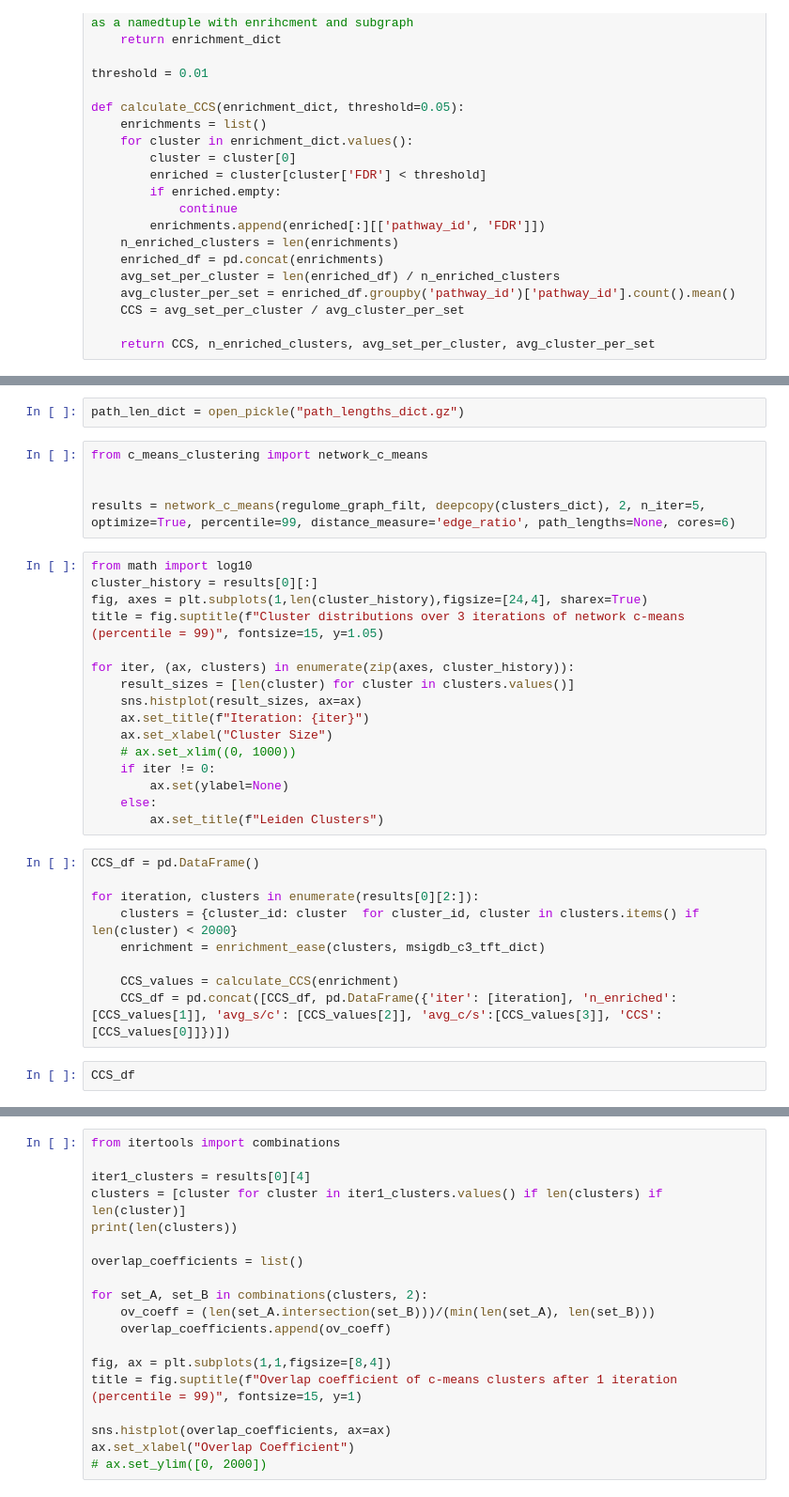
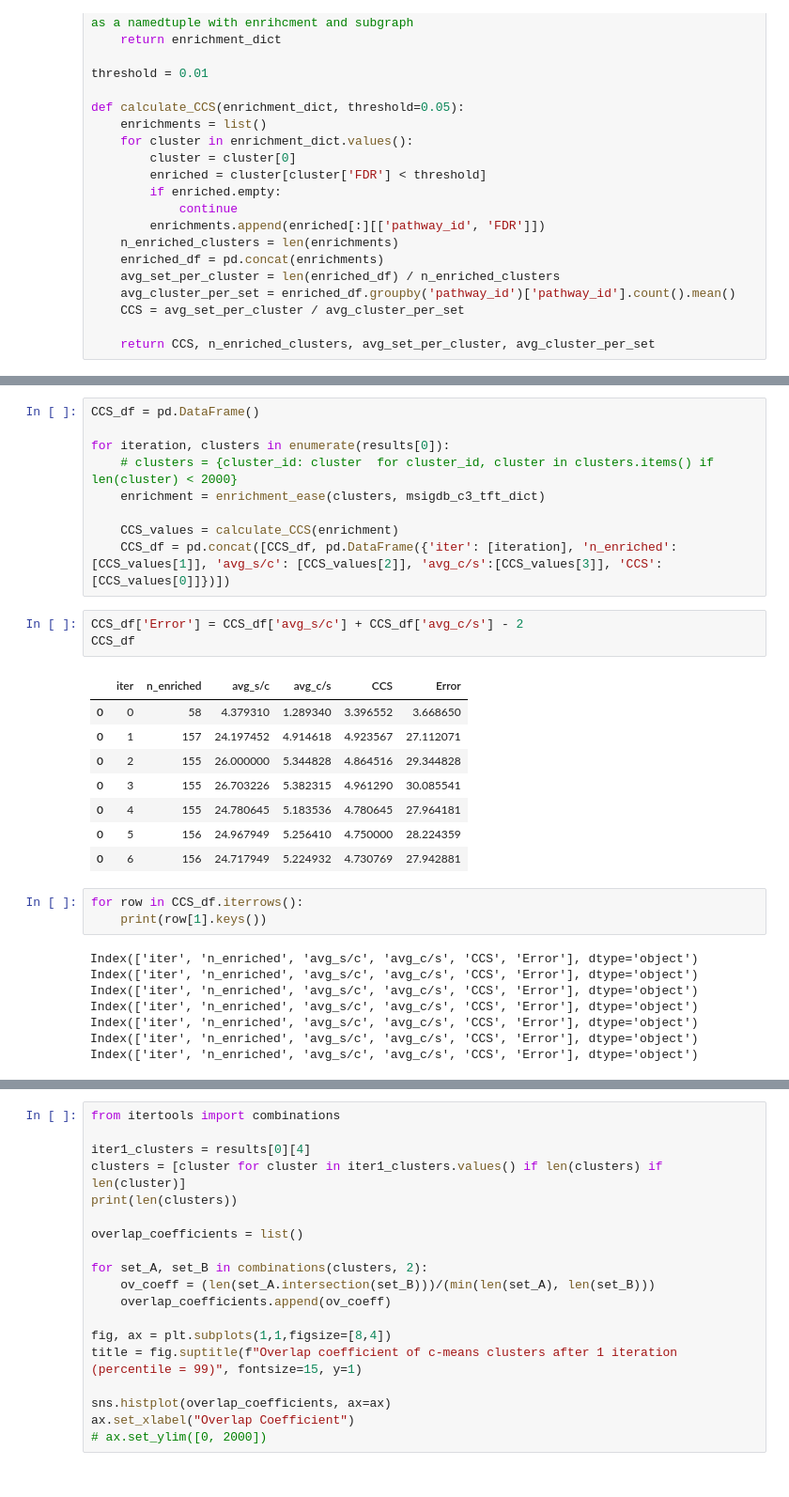
Before and after one commit to ViHoller/regulomeClustering, a Jupyter notebook: c_means_results.ipynb, the cells around one changed output, grey strips where cells are left out. Shown: that part at 94% size. Saved outputs shown, nothing was run; the diff lists cells and outputs as text.

```diff
--- a/c_means_results.ipynb
+++ b/c_means_results.ipynb
@@ -123,34 +171,32 @@ clusters_dict = {n : set(regulome_graph.vs[node]['name'] for node in cluster) fo
-# %%
-path_len_dict = open_pickle("path_lengths_dict.gz")
-# %%
-from c_means_clustering import network_c_means
-
-
-results = network_c_means(regulome_graph_filt, deepcopy(clusters_dict), 2, n_iter=5, optimize=True, percentile=99, distance_measure='edge_ratio', path_lengths=None, cores=6)
-# %%
-from math import log10
-cluster_history = results[0][:]
-fig, axes = plt.subplots(1,len(cluster_history),figsize=[24,4], sharex=True)
-title = fig.suptitle(f"Cluster distributions over 3 iterations of network c-means (percentile = 99)", fontsize=15, y=1.05)
-
-for iter, (ax, clusters) in enumerate(zip(axes, cluster_history)):
-    result_sizes = [len(cluster) for cluster in clusters.values()]
-    sns.histplot(result_sizes, ax=ax)
-    ax.set_title(f"Iteration: {iter}")
-    ax.set_xlabel("Cluster Size")
-    # ax.set_xlim((0, 1000))
-    if iter != 0:
-        ax.set(ylabel=None)
-    else:
-        ax.set_title(f"Leiden Clusters")
 # %%
 CCS_df = pd.DataFrame()
 
-for iteration, clusters in enumerate(results[0][2:]):
-    clusters = {cluster_id: cluster  for cluster_id, cluster in clusters.items() if len(cluster) < 2000}
+for iteration, clusters in enumerate(results[0]):
+    # clusters = {cluster_id: cluster  for cluster_id, cluster in clusters.items() if len(cluster) < 2000}
     enrichment = enrichment_ease(clusters, msigdb_c3_tft_dict)
 
     CCS_values = calculate_CCS(enrichment)
     CCS_df = pd.concat([CCS_df, pd.DataFrame({'iter': [iteration], 'n_enriched':[CCS_values[1]], 'avg_s/c': [CCS_values[2]], 'avg_c/s':[CCS_values[3]], 'CCS': [CCS_values[0]]})])
-# %%
-CCS_df
+# %%
+CCS_df['Error'] = CCS_df['avg_s/c'] + CCS_df['avg_c/s'] - 2
+CCS_df
+# %% [output]
+|  | iter | n_enriched | avg_s/c | avg_c/s | CCS | Error |
+| 0 | 0 | 58 | 4.379310 | 1.289340 | 3.396552 | 3.668650 |
+| 0 | 1 | 157 | 24.197452 | 4.914618 | 4.923567 | 27.112071 |
+| 0 | 2 | 155 | 26.000000 | 5.344828 | 4.864516 | 29.344828 |
+| 0 | 3 | 155 | 26.703226 | 5.382315 | 4.961290 | 30.085541 |
+| 0 | 4 | 155 | 24.780645 | 5.183536 | 4.780645 | 27.964181 |
+| 0 | 5 | 156 | 24.967949 | 5.256410 | 4.750000 | 28.224359 |
+| 0 | 6 | 156 | 24.717949 | 5.224932 | 4.730769 | 27.942881 |
+# %%
+for row in CCS_df.iterrows():
+    print(row[1].keys())
+# %% [output]
+Index(['iter', 'n_enriched', 'avg_s/c', 'avg_c/s', 'CCS', 'Error'], dtype='object')
+Index(['iter', 'n_enriched', 'avg_s/c', 'avg_c/s', 'CCS', 'Error'], dtype='object')
+Index(['iter', 'n_enriched', 'avg_s/c', 'avg_c/s', 'CCS', 'Error'], dtype='object')
+Index(['iter', 'n_enriched', 'avg_s/c', 'avg_c/s', 'CCS', 'Error'], dtype='object')
+Index(['iter', 'n_enriched', 'avg_s/c', 'avg_c/s', 'CCS', 'Error'], dtype='object')
+Index(['iter', 'n_enriched', 'avg_s/c', 'avg_c/s', 'CCS', 'Error'], dtype='object')
+Index(['iter', 'n_enriched', 'avg_s/c', 'avg_c/s', 'CCS', 'Error'], dtype='object')
```
Also changed, not shown: parts of 9 cells of this notebook, 12 other files.
